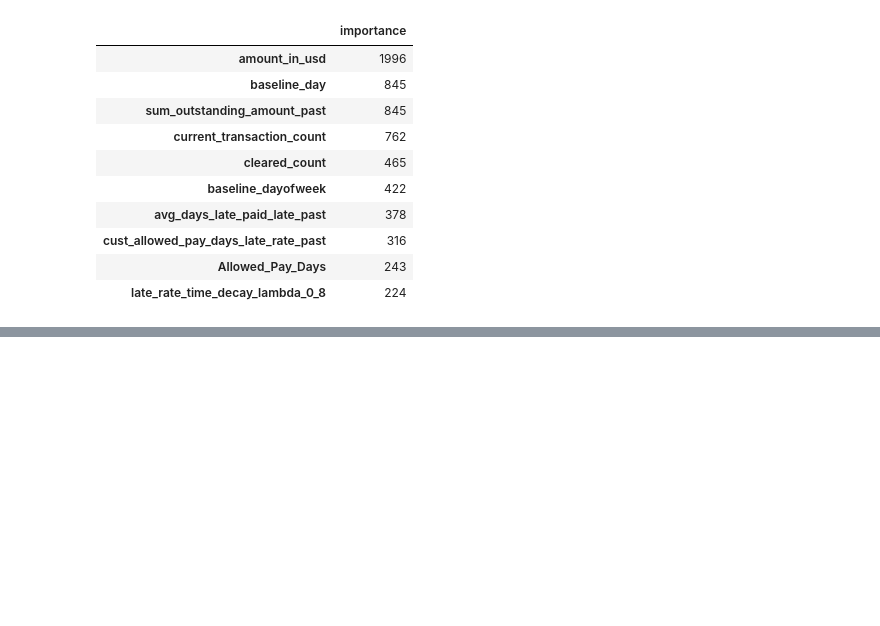
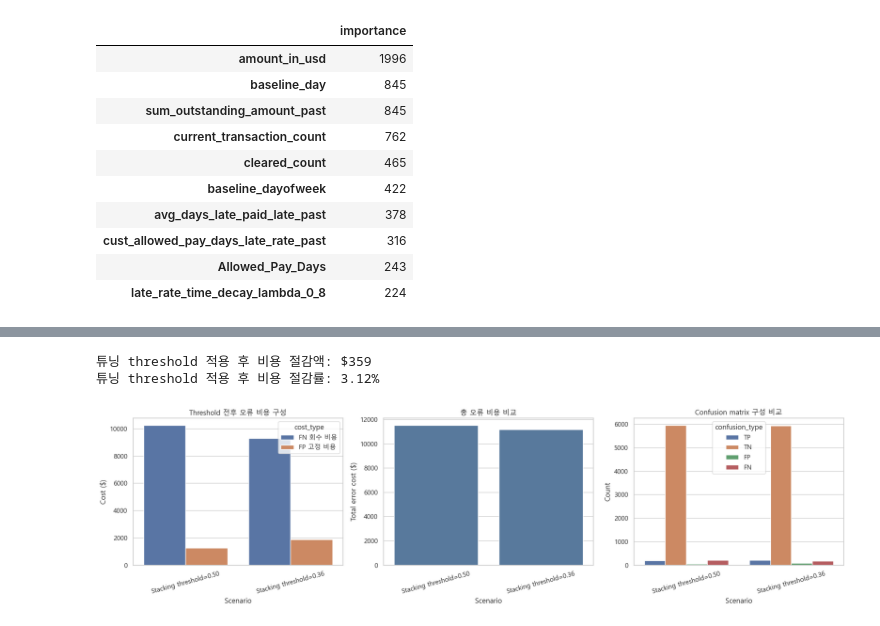
Before and after one commit to wagyu09/invoice-delay-prediction, a Jupyter notebook: notebooks/06_modeling.ipynb, the cells around one changed output, grey strips where cells are left out. Cells and saved outputs as stored; diff of their text form; code cells hidden in the pictures; blank space fills up the shorter version.

```diff
--- a/notebooks/06_modeling.ipynb
+++ b/notebooks/06_modeling.ipynb
@@ -391,8 +391,15 @@ plt.tight_layout()
 threshold_df = find_best_threshold(y_valid, stacking_valid_proba)
 display(threshold_df.head(10))
 
-best_threshold = threshold_df.loc[0, 'threshold']
+optimal_threshold = threshold_df.loc[0, 'threshold']
+
+# 실제 후속 분석에 적용할 threshold이다. 자동 최적값을 쓰려면 아래 값을 optimal_threshold로 바꾼다.
+best_threshold = 0.36
 threshold_pred = (stacking_valid_proba >= best_threshold).astype(int)
+
+print(f'validation 기준 최적 threshold: {optimal_threshold:.2f}')
+print(f'현재 적용 threshold: {best_threshold:.2f}')
+
 evaluate_predictions(
     f'Stacking meta model threshold={best_threshold:.2f}',
     y_valid,
@@ -498,0 +610,49 @@ for model_name, fitted in fitted_base_models.items():
+# %%
+# threshold 튜닝 전후의 오류 비용과 confusion matrix 구성을 함께 시각화한다.
+plot_df = cost_summary_df.melt(
+    id_vars='scenario',
+    value_vars=['fn_recovery_cost', 'fp_fixed_cost'],
+    var_name='cost_type',
+    value_name='cost',
+)
+plot_df['cost_type'] = plot_df['cost_type'].map({
+    'fn_recovery_cost': 'FN 회수 비용',
+    'fp_fixed_cost': 'FP 고정 비용',
+})
+
+confusion_plot_df = cost_summary_df.melt(
+    id_vars='scenario',
+    value_vars=['tp', 'tn', 'fp', 'fn'],
+    var_name='confusion_type',
+    value_name='count',
+)
+confusion_plot_df['confusion_type'] = confusion_plot_df['confusion_type'].str.upper()
+
+fig, axes = plt.subplots(1, 3, figsize=(18, 5))
+
+sns.barplot(data=plot_df, x='scenario', y='cost', hue='cost_type', ax=axes[0])
+axes[0].set_title('Threshold 전후 오류 비용 구성')
+axes[0].set_xlabel('Scenario')
+axes[0].set_ylabel('Cost ($)')
+axes[0].tick_params(axis='x', rotation=15)
+
+sns.barplot(data=cost_summary_df, x='scenario', y='total_error_cost', ax=axes[1], color='#4C78A8')
+axes[1].set_title('총 오류 비용 비교')
+axes[1].set_xlabel('Scenario')
+axes[1].set_ylabel('Total error cost ($)')
+axes[1].tick_params(axis='x', rotation=15)
+
+sns.barplot(data=confusion_plot_df, x='scenario', y='count', hue='confusion_type', ax=axes[2])
+axes[2].set_title('Confusion matrix 구성 비교')
+axes[2].set_xlabel('Scenario')
+axes[2].set_ylabel('Count')
+axes[2].tick_params(axis='x', rotation=15)
+
+plt.tight_layout()
+
+print(f"튜닝 threshold 적용 후 비용 절감액: ${cost_summary_df.loc[1, 'cost_saving_vs_default']:,.0f}")
+print(f"튜닝 threshold 적용 후 비용 절감률: {cost_summary_df.loc[1, 'cost_saving_rate']:.2%}")
+# %% [output]
+튜닝 threshold 적용 후 비용 절감액: $359
+튜닝 threshold 적용 후 비용 절감률: 3.12%
+[figure, added]
```
Also changed, not shown: parts of 4 cells of this notebook, 2 other files.
